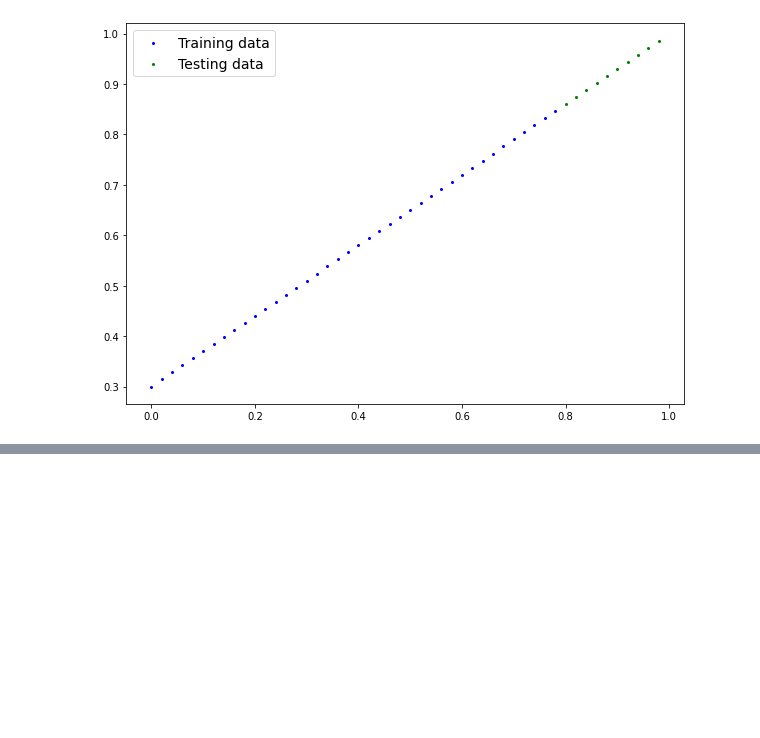
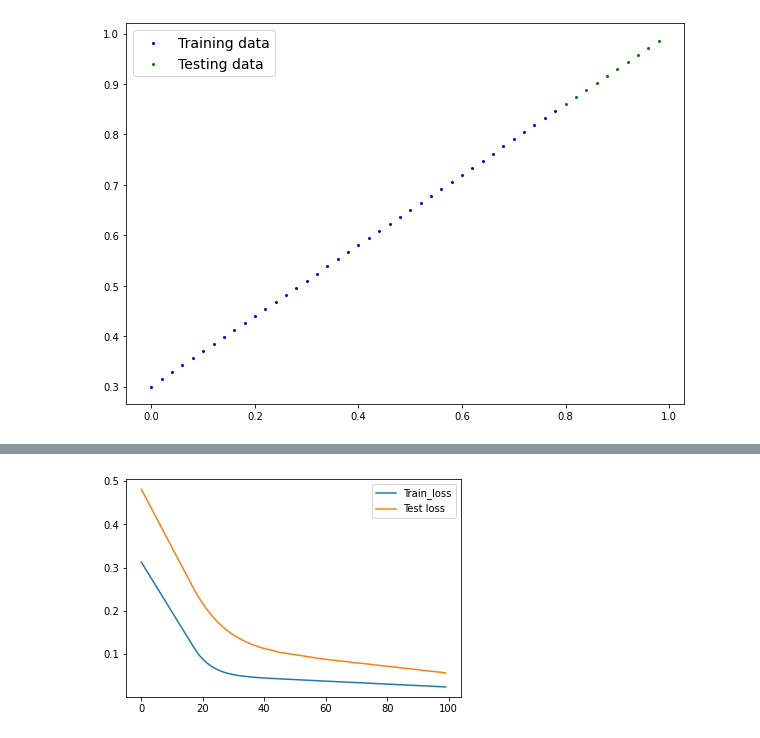
Before and after one commit to sahanediriweera/advancedPytorch, a Jupyter notebook: Pytorch_Advanced_02.ipynb, the cells around one changed output, grey strips where cells are left out. Saved outputs shown, nothing was run; the diff lists cells and outputs as text; code cells hidden in the pictures; blank space fills up the shorter version.

```diff
--- a/Pytorch_Advanced_02.ipynb
+++ b/Pytorch_Advanced_02.ipynb
@@ -68,0 +126,3 @@ class LinearRegressionModel(torch.nn.Module):
+# %%
+with torch.inference_mode():
+  y_pred = model_1(X_test)
@@ -68,0 +153,37 @@ class LinearRegressionModel(torch.nn.Module):
+# %%
+loss_fn = nn.L1Loss()
+
+optimizer = torch.optim.SGD(params = model_1.parameters(),lr = 0.01)
+# %%
+torch.manual_seed(42)
+
+epochs = 100
+
+train_loss_values = []
+test_loss_values = []
+epochs_count = []
+
+for epoch in range(epochs):
+  model_1.train()
+
+  y_pred = model_1(X_train)
+
+  loss = loss_fn(y_pred,y_train)
+
+  optimizer.zero_grad()
+
+  loss.backward()
+
+  optimizer.step()
+
+  model_1.eval()
+
+  with torch.inference_mode():
+    test_pred = model_1(X_test)
+    test_loss = loss_fn(test_pred,y_test.type(torch.float))
+
+    if epochs%10 == 0:
+      epochs_count.append(epoch)
+      train_loss_values.append(loss.detach().numpy())
+      test_loss_values.append(test_loss.detach().numpy())
+      print(f"Epoch: {epoch} | MAE Train Loss: {loss} | MAE Test Loss: {test_loss} ")
@@ -68,0 +208,6 @@ class LinearRegressionModel(torch.nn.Module):
+# %%
+plt.plot(epochs_count,train_loss_values,label = "Train_loss")
+plt.plot(epochs_count,test_loss_values,label = "Test loss")
+plt.legend();
+# %% [output]
+[figure, added]
```
Also changed, not shown: parts of 8 cells of this notebook.
